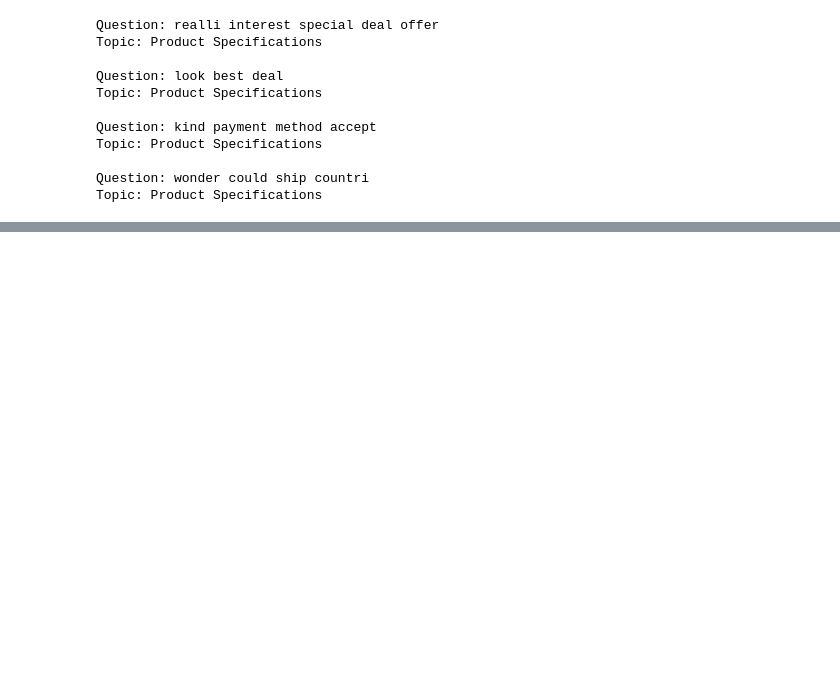
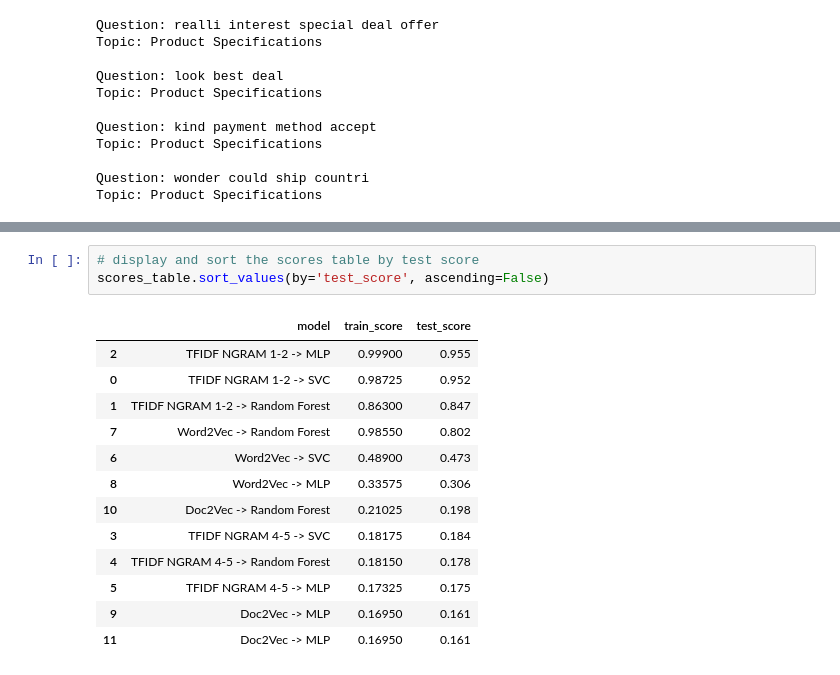
Before and after one commit to Extrieve/TextAna3, a Jupyter notebook: Scripts/analysis.ipynb, the cells around one changed output, grey strips where cells are left out. Drawn from its saved outputs; the diff is of its cells as text; blank space fills up the shorter version.

```diff
--- a/Scripts/analysis.ipynb
+++ b/Scripts/analysis.ipynb
@@ -657,0 +828,17 @@ Topic: Product Specifications
+# %%
+# display and sort the scores table by test score
+scores_table.sort_values(by='test_score', ascending=False)
+# %% [output]
+|  | model | train_score | test_score |
+| 2 | TFIDF NGRAM 1-2 -> MLP | 0.99900 | 0.955 |
+| 0 | TFIDF NGRAM 1-2 -> SVC | 0.98725 | 0.952 |
+| 1 | TFIDF NGRAM 1-2 -> Random Forest | 0.86300 | 0.847 |
+| 7 | Word2Vec -> Random Forest | 0.98550 | 0.802 |
+| 6 | Word2Vec -> SVC | 0.48900 | 0.473 |
+| 8 | Word2Vec -> MLP | 0.33575 | 0.306 |
+| 10 | Doc2Vec -> Random Forest | 0.21025 | 0.198 |
+| 3 | TFIDF NGRAM 4-5 -> SVC | 0.18175 | 0.184 |
+| 4 | TFIDF NGRAM 4-5 -> Random Forest | 0.18150 | 0.178 |
+| 5 | TFIDF NGRAM 4-5 -> MLP | 0.17325 | 0.175 |
+| 9 | Doc2Vec -> MLP | 0.16950 | 0.161 |
+| 11 | Doc2Vec -> MLP | 0.16950 | 0.161 |
```
Also changed, not shown: parts of 36 cells of this notebook.
